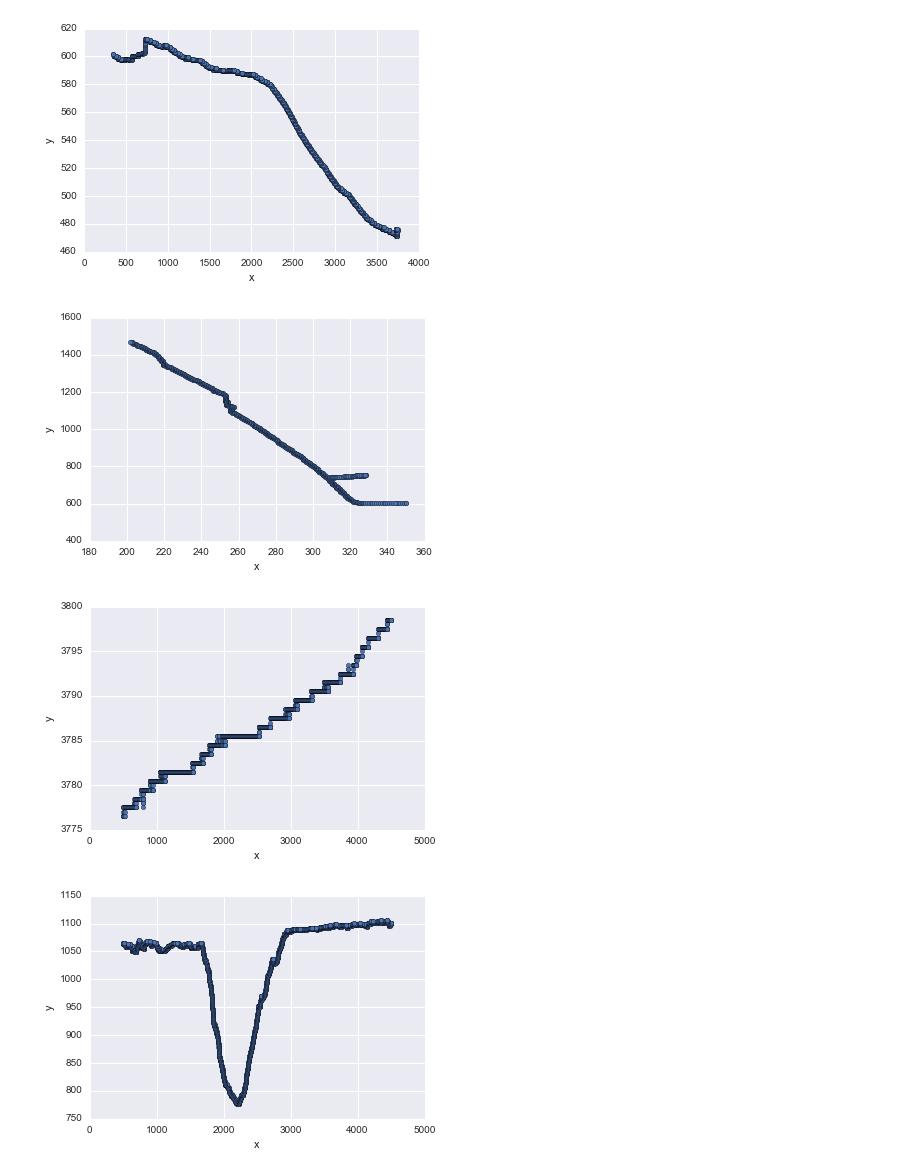
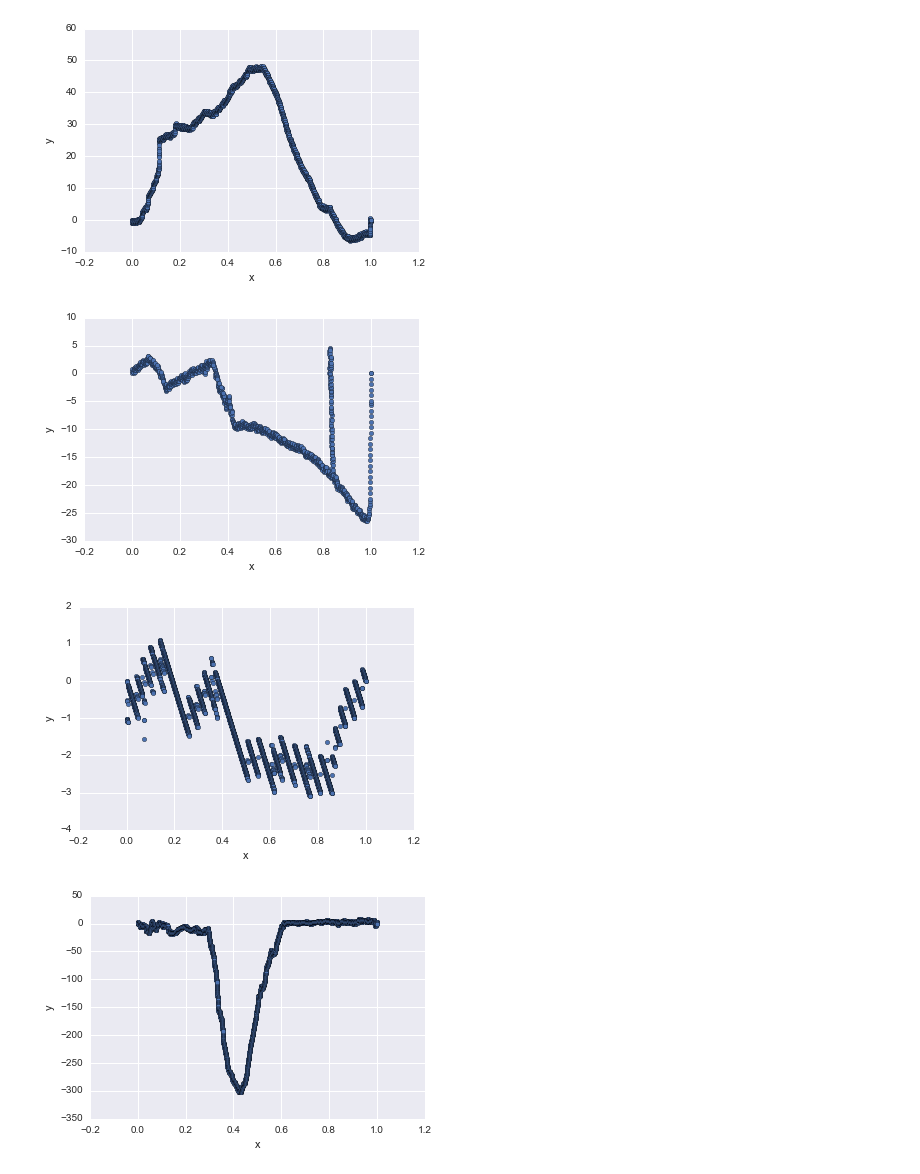
Before and after one commit to HackTheStacks/TeamDarWin-darwin-cluster, a Jupyter notebook: Cluster Base.ipynb, the cells around one changed output. Cells and saved outputs as stored; diff of their text form; code cells hidden in the pictures.

```diff
--- a/Cluster Base.ipynb
+++ b/Cluster Base.ipynb
@@ -11,19 +12,27 @@ DATA_DIR = 'sample_csv'
 file_names = os.listdir('./%s' % DATA_DIR)
 
 FEAT_TRANSFORM = {
-    'Points:0': 'x', # is this right?
+    'Points:0': 'x',
     'Points:1': 'y'
 }
 FEATURES = FEAT_TRANSFORM.values()
-
-def load_edge(file_name):
-    image_path = '%s/%s' % (DATA_DIR, file_name)
-    return pd.read_csv(image_path)[list(FEATS.keys())].rename(columns=FEATS)
+# %%
+def load_edge(file_name):
+    image_path = '%s/%s' % (DATA_DIR, file_name)
+    return pd.read_csv(image_path)[list(FEAT_TRANSFORM.keys())].rename(columns=FEAT_TRANSFORM)
+
+def frame_to_row(in_frame):
+    cols = get_cols_from_frame(in_frame)
+    unstacked = in_frame.unstack()
+    return pd.Series(unstacked.ravel(), index=cols)
+
+def get_cols_from_frame(in_frame):
+    unstacked = in_frame.unstack()
+    return list('y' + unstacked['y'].index.astype(str)) + list('x' + unstacked['x'].index.astype(str))
 # %%
-from matplotlib import pyplot as plt
 edges = []
 for file_name in file_names:
-    edge = load_edge(file_name)
+    edge = axis_align_pandas(load_edge(file_name).sort_values(by='x'))
     edges.append(edge)
     edge.plot(kind="scatter", x='x', y='y')
 # %% [output]
@@ -34,4 +43,4 @@ for file_name in file_names:
-[figure, old version]
+[figure, new version]
-[figure, old version]
+[figure, new version]
-[figure, old version]
+[figure, new version]
-[figure, old version]
+[figure, new version]
```
Also changed, not shown: parts of 10 cells of this notebook.
